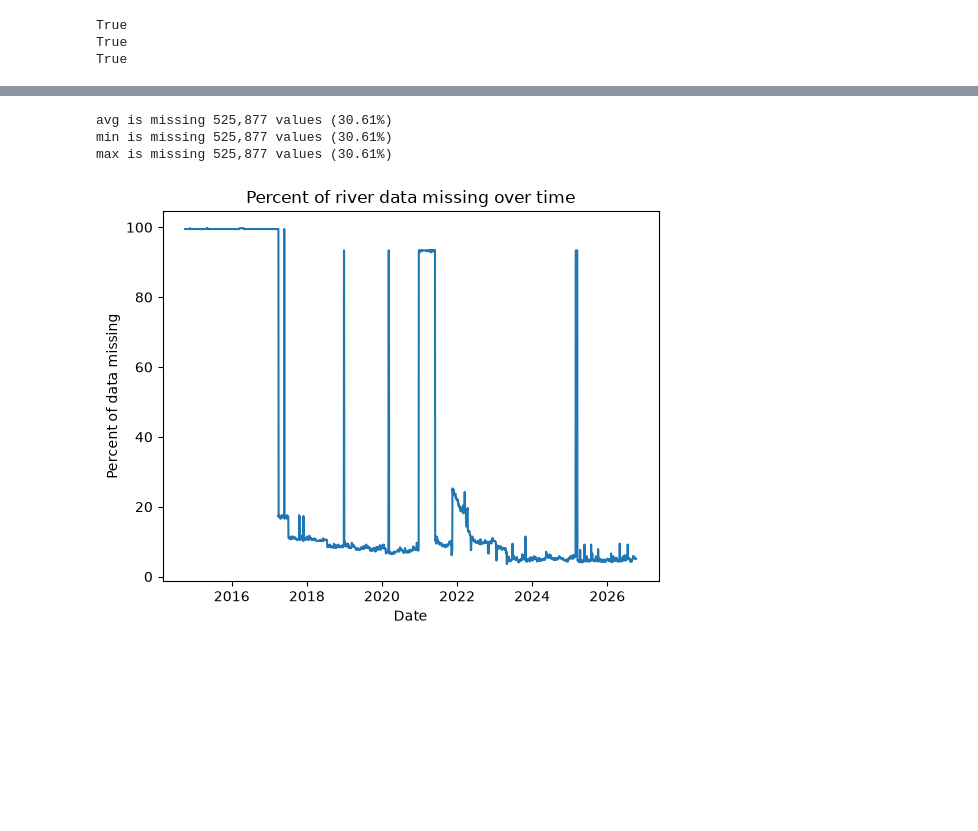
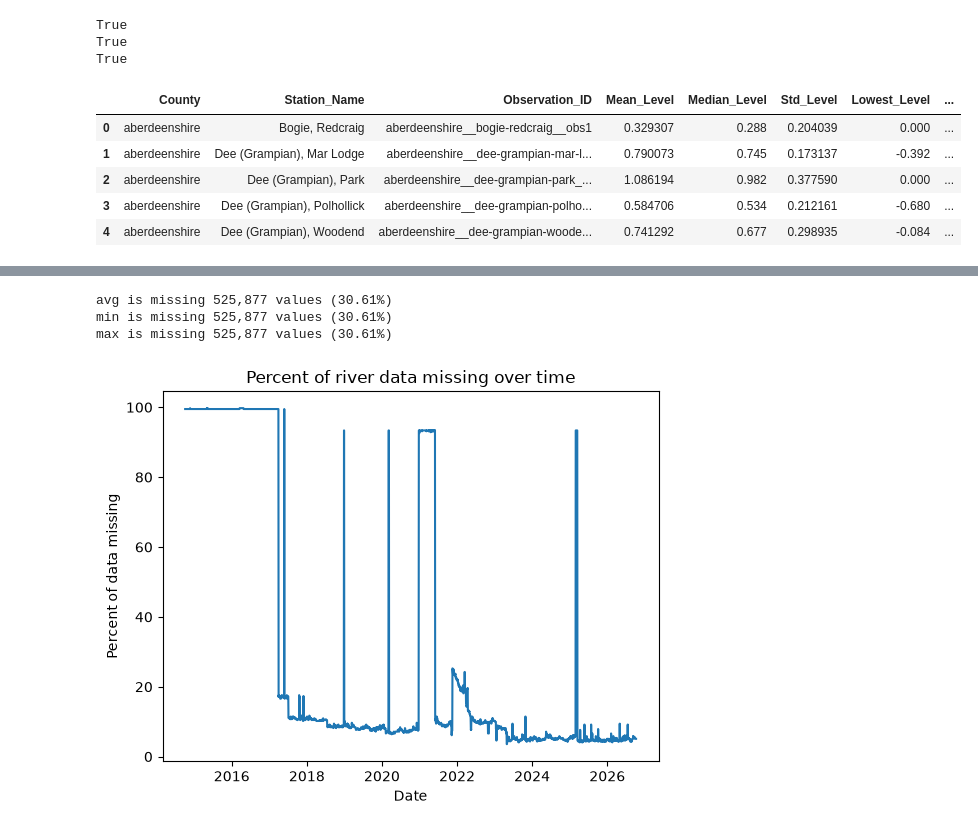
Before and after one commit to Emma-Deyell/MLP-PROJ, a Jupyter notebook: project_saba.ipynb, the cells around one changed output, grey strips where cells are left out. Saved outputs shown, nothing was run; the diff lists cells and outputs as text; code cells hidden in the pictures; blank space fills up the shorter version.

```diff
--- a/project_saba.ipynb
+++ b/project_saba.ipynb
@@ -55,3 +55,43 @@ print(max_missing.equals(avg_missing))
 True
 True
 True
+# %%
+# Water level data only
+avg = df_avg.iloc[:, 3:].apply(pd.to_numeric, errors="coerce")
+min_level = df_min.iloc[:, 3:].apply(pd.to_numeric, errors="coerce")
+max_level = df_max.iloc[:, 3:].apply(pd.to_numeric, errors="coerce")
+
+# Create new dataset
+df_features = df_avg[["County", "Station_Name", "Observation_ID"]].copy()
+
+# Average water level behaviour
+df_features["Mean_Level"] = avg.mean(axis=1)
+df_features["Median_Level"] = avg.median(axis=1)
+df_features["Std_Level"] = avg.std(axis=1)
+
+# Minimum and maximum behaviour
+df_features["Lowest_Level"] = min_level.min(axis=1)
+df_features["Highest_Level"] = max_level.max(axis=1)
+df_features["Mean_Min"] = min_level.mean(axis=1)
+df_features["Mean_Max"] = max_level.mean(axis=1)
+
+# Daily variation
+df_features["Mean_Daily_Range"] = (max_level - min_level).mean(axis=1)
+df_features["Max_Daily_Range"] = (max_level - min_level).max(axis=1)
+
+# Extreme water levels
+df_features["95th_Percentile"] = max_level.quantile(0.95, axis=1)
+
+# Missing data
+df_features["Missing_Percent"] = avg.isna().mean(axis=1) * 100
+
+df_features.head()
+df_features.to_csv("df_features.csv", index=False)
+df_features.head()
+# %% [output]
+|  | County | Station_Name | Observation_ID | Mean_Level | Median_Level | Std_Level | Lowest_Level | ... |
+| 0 | aberdeenshire | Bogie, Redcraig | aberdeenshire__bogie-redcraig__obs1 | 0.329307 | 0.288 | 0.204039 | 0.000 | ... |
+| 1 | aberdeenshire | Dee (Grampian), Mar Lodge | aberdeenshire__dee-grampian-mar-l... | 0.790073 | 0.745 | 0.173137 | -0.392 | ... |
+| 2 | aberdeenshire | Dee (Grampian), Park | aberdeenshire__dee-grampian-park_... | 1.086194 | 0.982 | 0.377590 | 0.000 | ... |
+| 3 | aberdeenshire | Dee (Grampian), Polhollick | aberdeenshire__dee-grampian-polho... | 0.584706 | 0.534 | 0.212161 | -0.680 | ... |
+| 4 | aberdeenshire | Dee (Grampian), Woodend | aberdeenshire__dee-grampian-woode... | 0.741292 | 0.677 | 0.298935 | -0.084 | ... |
```
Also changed, not shown: parts of 1 cell of this notebook.
